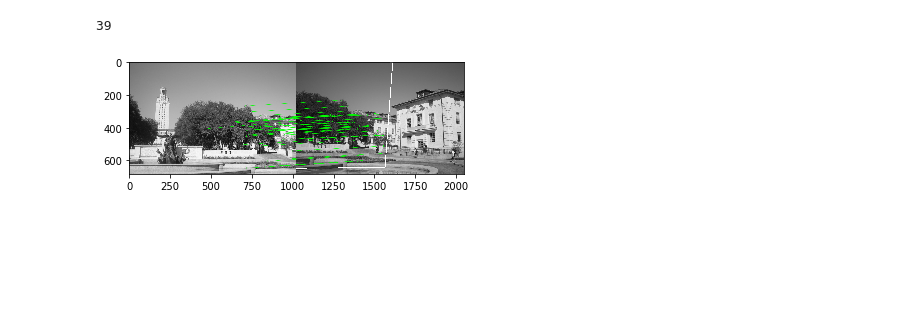
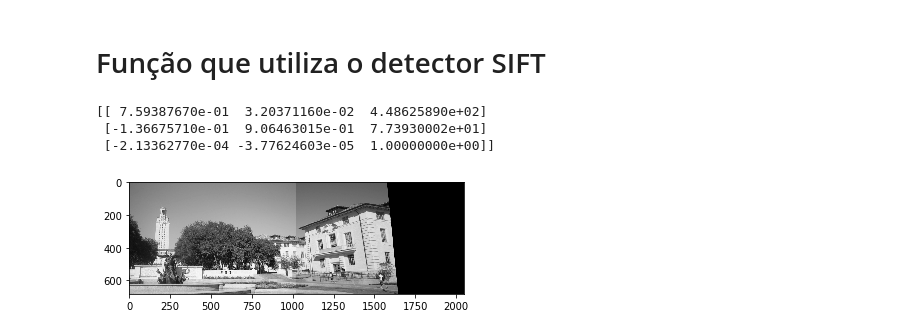
Before and after one commit to enoque/processamento_de_imagens_digitais, a Jupyter notebook: Trabalho4/Trabalho4.ipynb, the cells around one changed output. Cells and saved outputs as stored; diff of their text form; code cells hidden in the pictures; blank space fills up the shorter version.

```diff
--- a/Trabalho4/Trabalho4.ipynb
+++ b/Trabalho4/Trabalho4.ipynb
@@ -154,54 +63,55 @@ imageio.imwrite('saida.jpg', img3)
+# %% [markdown]
+# Função que utiliza o detector SIFT
 # %%
+fotoA = img.copy()
+fotoB = img2.copy()
+
 FLANN_INDEX_KDTREE = 0
 SCH_PARAM_CHECKS = 50
 INDEX_PARAM_TREES = 5
 
-GOOD_MATCH_THRESHOLD = 0.2
-MIN_MATCH_COUNT = 2
+GOOD_MATCH_THRESHOLD = 0.4
+MIN_MATCH_COUNT = 4
 
 sift = cv2.xfeatures2d.SIFT_create()
-kp1, desc1 = sift.detectAndCompute(img, None)
-kp2, desc2 = sift.detectAndCompute(img2, None)
+#sift = cv2.xfeatures2d.SURF_create()
+
+kp1, desc1 = sift.detectAndCompute(fotoA, None)
+kp2, desc2 = sift.detectAndCompute(fotoB, None)
 
 index_params = dict(algorithm=FLANN_INDEX_KDTREE, trees=INDEX_PARAM_TREES)
-# number of times the trees in the index should be recursively traversed
-# Higher values gives better precision, but also takes more time
 sch_params = dict(checks=SCH_PARAM_CHECKS)
 flann = cv2.FlannBasedMatcher(index_params, sch_params)
 
 matches = flann.knnMatch(desc1, desc2, k=2)
 
-# select good matches
-matches_arr = []
 good_matches = []
 for m, n in matches:
     if m.distance < GOOD_MATCH_THRESHOLD * n.distance:
         good_matches.append(m)
-    matches_arr.append(m)
 
 if len(good_matches) < MIN_MATCH_COUNT:
     raise (Exception('Not enough matches found'))
 
 src_pts = [kp1[m.queryIdx].pt for m in good_matches]
 src_pts = np.array(src_pts, dtype=np.float32).reshape((-1, 1, 2))
 dst_pts = [kp2[m.trainIdx].pt for m in good_matches]
 dst_pts = np.array(dst_pts, dtype=np.float32).reshape((-1, 1, 2))
 
-
-
-print (len(good_matches))
-
-
-
-
 homo, mask = cv2.findHomography(src_pts, dst_pts, cv2.RANSAC, 5)
 
-result = cv2.warpPerspective(img, homo,(img.shape[1] + img2.shape[1], img.shape[0]))
-img3 = visualize_homo(img,img2,kp1,kp2,good_matches, homo, mask)
-#res = drawMatches(img, img2, kp1, kp2, matches, mask)
+print (homo)
 
-plt.imshow(img3),plt.show()
-imageio.imwrite('saida.jpg', img3)
+result = cv2.warpPerspective(fotoA, homo,(fotoA.shape[1] + fotoB.shape[1], fotoA.shape[0]))
+result[0:fotoB.shape[0], 0:fotoB.shape[1]] = fotoB
+
+img3 = visualize_homografia(fotoA,fotoB,kp1,kp2,good_matches, homo, mask)
+
+plt.imshow(result, cmap='gray'),plt.show()
+imageio.imwrite('foto1/foto1_retas_sift.jpg', img3)
+imageio.imwrite('foto1/foto1_juncao_sift.jpg', result)
 # %% [output]
-39
+[[ 7.59387670e-01  3.20371160e-02  4.48625890e+02]
+ [-1.36675710e-01  9.06463015e-01  7.73930002e+01]
+ [-2.13362770e-04 -3.77624603e-05  1.00000000e+00]]
-[figure, old version]
+[figure, new version]
```
Also changed, not shown: parts of 11 cells of this notebook, 15 other files.
